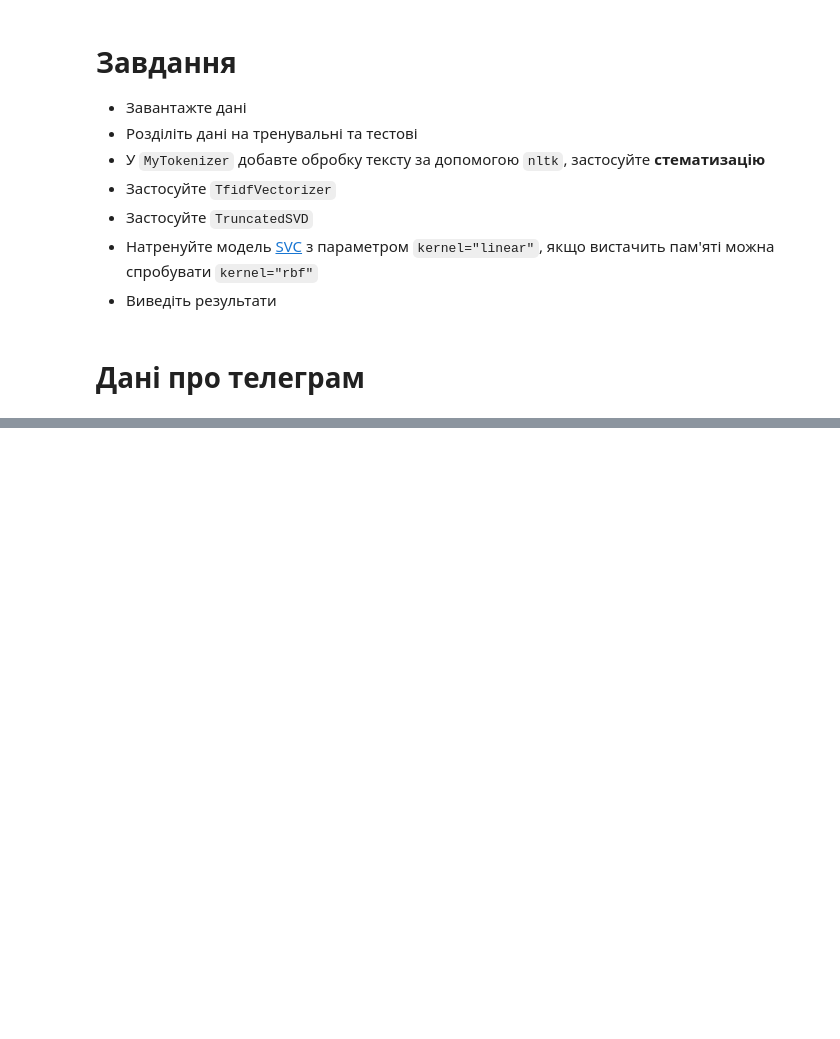
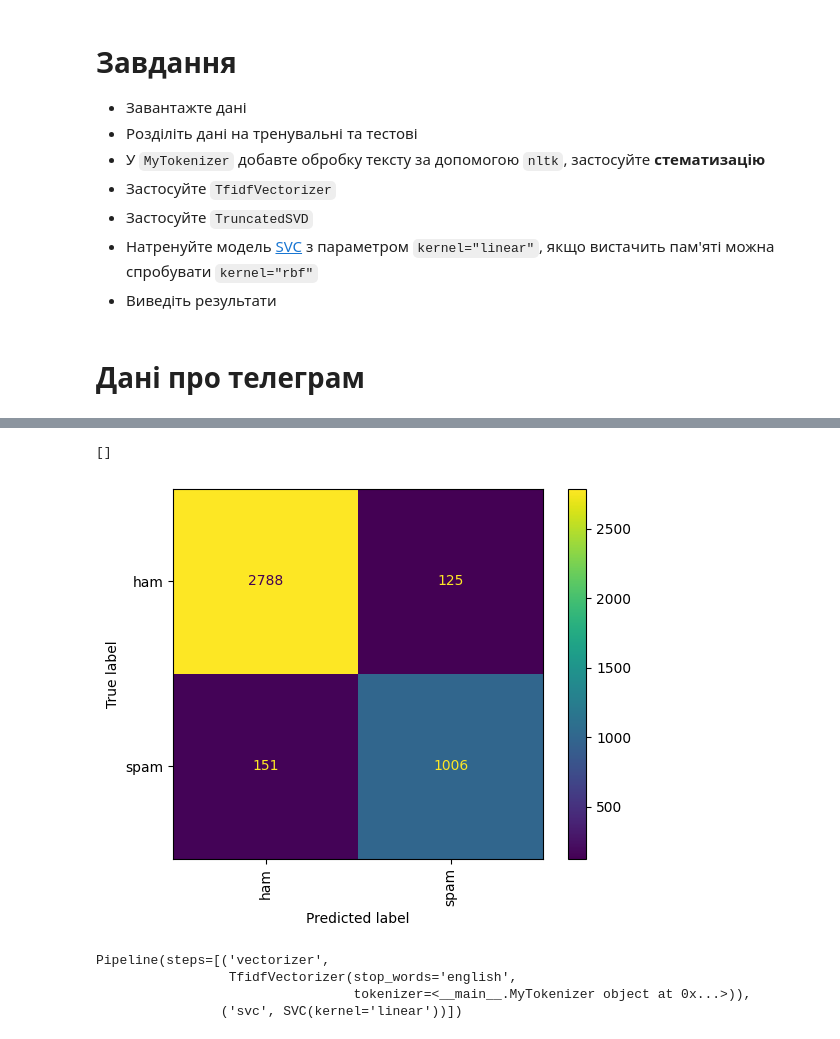
Before and after one commit to yeyevtushenko/AI, a Jupyter notebook: Lesson29_04_2024_AI_H_20.ipynb, the cells around one changed output, grey strips where cells are left out. Drawn from its saved outputs; the diff is of its cells as text; code cells hidden in the pictures; blank space fills up the shorter version.

```diff
--- a/Lesson29_04_2024_AI_H_20.ipynb
+++ b/Lesson29_04_2024_AI_H_20.ipynb
@@ -18,0 +58,4 @@ df = pd.read_csv("https://raw.githubusercontent.com/HalyshAnton/IT-Step-Pyton-AI
+# %%
+vectorizer = TfidfVectorizer(tokenizer=tokenizer, stop_words='english')
+X_train_tfidf = vectorizer.fit_transform(X_train)
+X_test_tfidf = vectorizer.transform(X_test)
@@ -18,0 +76,9 @@ df = pd.read_csv("https://raw.githubusercontent.com/HalyshAnton/IT-Step-Pyton-AI
+# %%
+svd = TruncatedSVD(n_components=1000)
+X_train_svd = svd.fit_transform(X_train_tfidf)
+X_test_svd = svd.transform(X_test_tfidf)
+# %%
+from sklearn.svm import SVC
+
+svc = SVC(kernel="linear")
+svc.fit(X_train_svd, y_train)
@@ -18,0 +87,5 @@ df = pd.read_csv("https://raw.githubusercontent.com/HalyshAnton/IT-Step-Pyton-AI
+# %%
+from sklearn.metrics import classification_report
+
+y_pred = svc.predict(X_test_svd)
+print(classification_report(y_test, y_pred))
@@ -18,0 +104,20 @@ df = pd.read_csv("https://raw.githubusercontent.com/HalyshAnton/IT-Step-Pyton-AI
+# %%
+ConfusionMatrixDisplay.from_predictions(y_test, y_pred)
+plt.xticks(rotation=90)
+plt.plot()
+# %% [output]
+[]
+[figure, added]
+# %%
+from sklearn.pipeline import Pipeline
+model_1 = Pipeline(steps=[
+    ('vectorizer', vectorizer),
+    ('svc', svc)
+])
+
+model_1
+# %% [output]
+Pipeline(steps=[('vectorizer',
+                 TfidfVectorizer(stop_words='english',
+                                 tokenizer=<__main__.MyTokenizer object at 0x...>)),
+                ('svc', SVC(kernel='linear'))])
```
Also changed, not shown: parts of 8 cells of this notebook.
